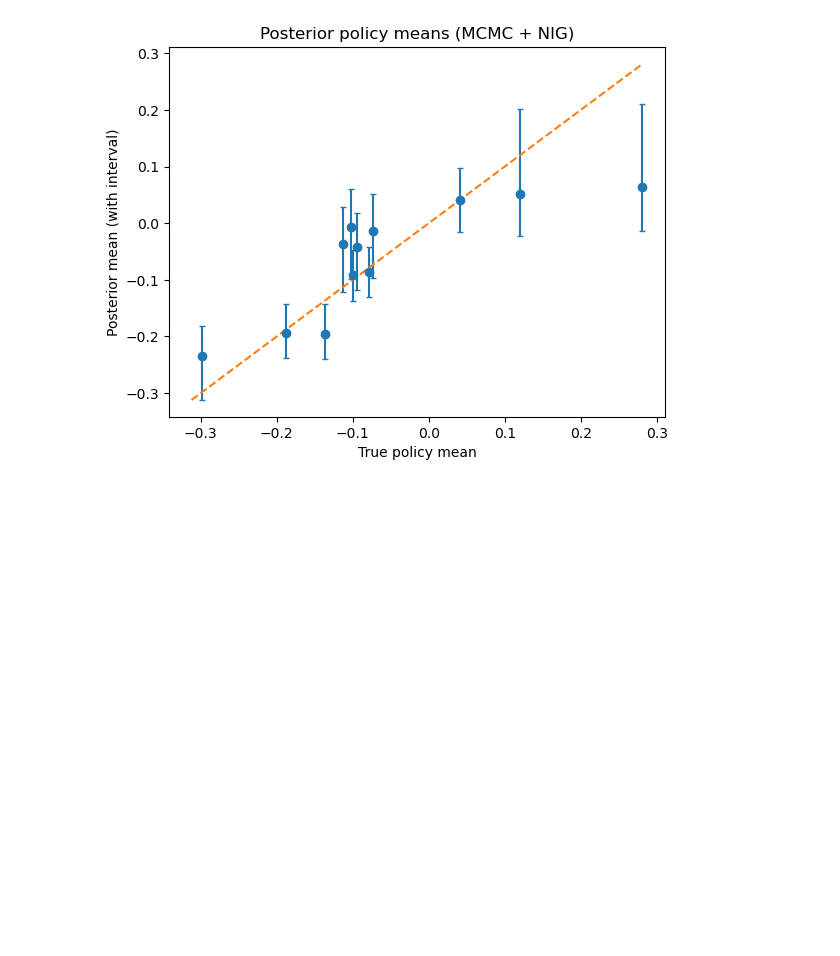
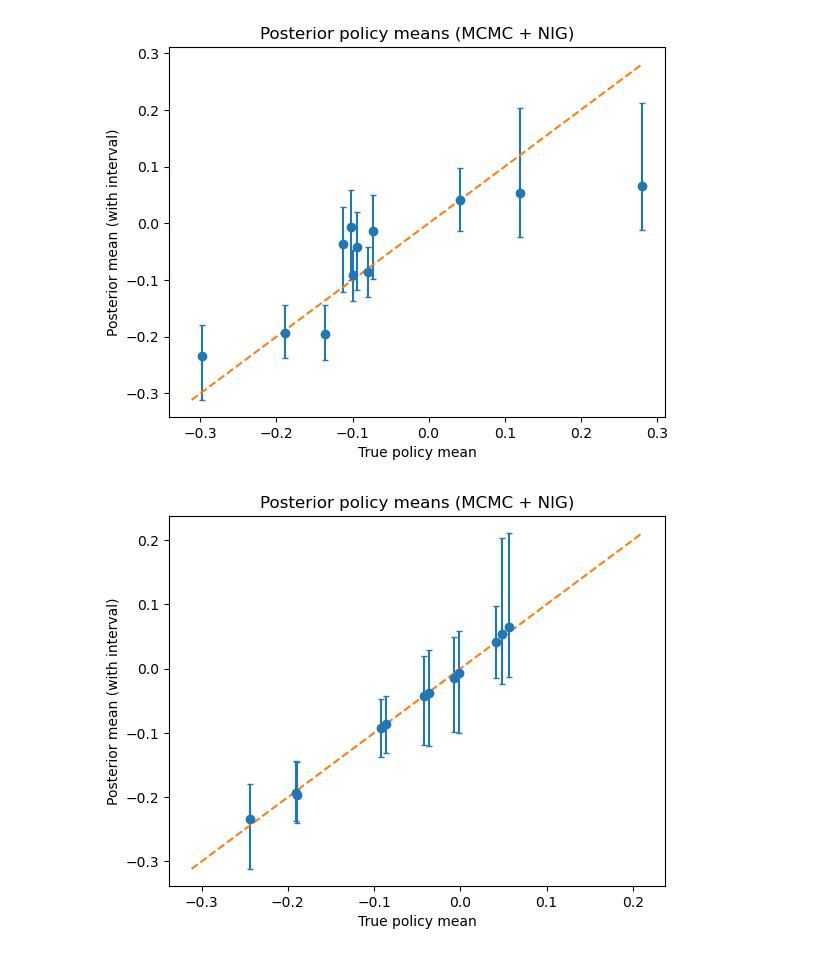
Before and after one commit to fyy2025/RHS-X, a Jupyter notebook: Code/experiment.ipynb, the cells around one changed output. Saved outputs shown, nothing was run; the diff lists cells and outputs as text; code cells hidden in the pictures; blank space fills up the shorter version.

```diff
--- a/Code/experiment.ipynb
+++ b/Code/experiment.ipynb
@@ -170,5 +168,4 @@ KeyboardInterrupt:
 # %%
 log_alpha = [score_s(A) for A in anchors]
-res = MCMC.run_mcmc_streaming(RPS_states, log_alpha, score_s, steps=300000, burnin=5000, thin=5,
+res = MCMC.run_mcmc_streaming(RPS_states, log_alpha, score_s, steps=30000, burnin=5000, thin=5,
                          out_jsonl="mcmc_run1.jsonl", progress_json="mcmc_run1_progress.json")
-print(res)
@@ -177,6 +172,8 @@ KeyboardInterrupt:
+# %%
+mcmc_res = MCMC.load_mcmc_res_from_jsonl("mcmc_run1.jsonl")
 # %%
-cfg = AIS.AISConfig(n_paths=5, n_levels=5, moves_per_level=5, min_len=1, seed=2)
-out_100 = AIS.run_ais_state(
+cfg = AIS.AISConfig(n_paths=500, n_levels=5, moves_per_level=5, min_len=1, seed=2)
+out_500 = AIS.run_ais_state(
     anchors=R_set,          # not used by q0, but you may keep for consistency
     score_s=score_s,        # returns exp(-loss(state)) or similar
     cfg=cfg,
@@ -244,3 +184,13 @@ array([-0.1128555 , -0.09930026, -0.08626925, -0.07195011,  0.03691074,
+# %%
+mu_hat = AIS.estimate_policy_means_from_ais(
+    ais_out=out_500,                 # from your run_ais_state
+    all_policies=all_policies,
+    policy_means=policy_means,
+    prof_idx_of_policy=prof_idx_of_policy,
+    lattice_edges=None,                  # or the hasse edges if you use them
+    R_per = R,
+    M=M
+)
 # %%
 # find the true partition in MCMC samples
 target_by_profile = {
@@ -402,3 +352,8 @@ summ = MCMC.summarize_policy_draws(draws, qs=(0.1, 0.5, 0.9))
 MCMC.plot_policy_spread(policy_means, summ, q_low=0.1, q_high=0.9)
 # %% [output]
 [figure]
+# %%
+mu_hat_df = np.array([[i for i in mu_hat], [1 for i in mu_hat]]).transpose()
+MCMC.plot_policy_spread(mu_hat_df, summ, q_low=0.1, q_high=0.9)
+# %% [output]
+[figure, added]
```
Also changed, not shown: parts of 9 cells of this notebook, 3 other files.
